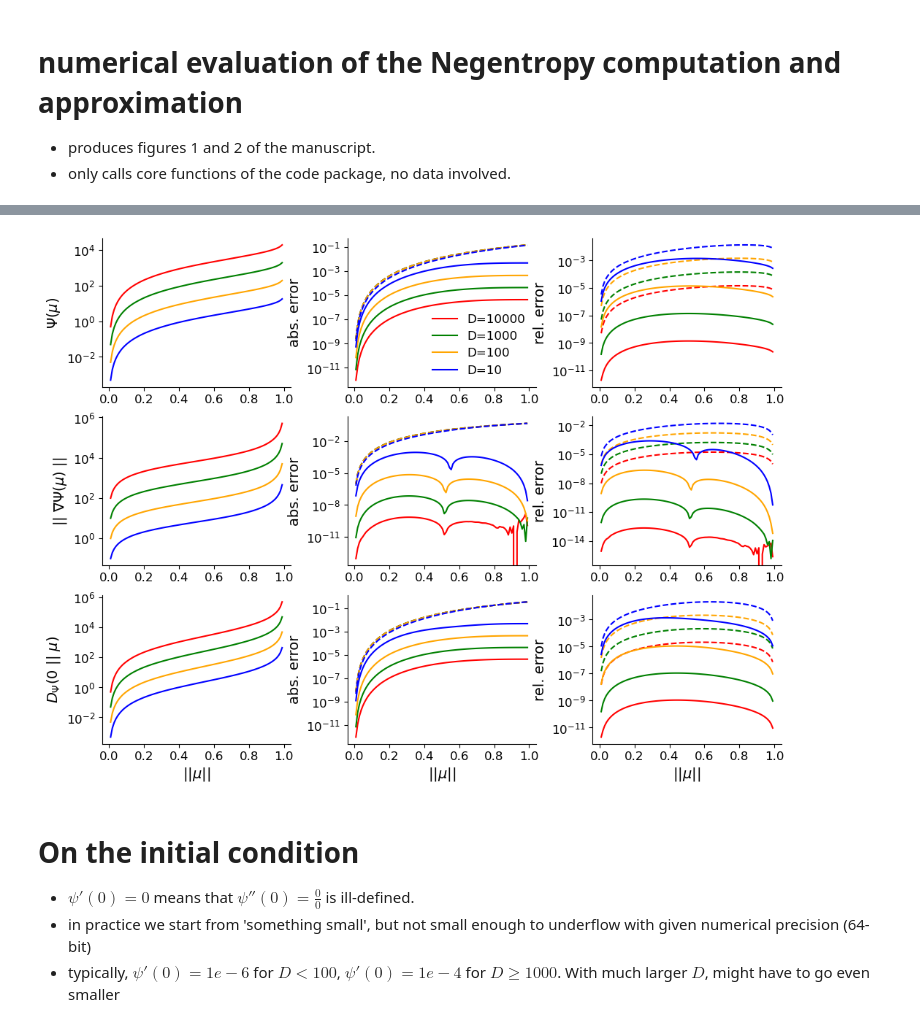
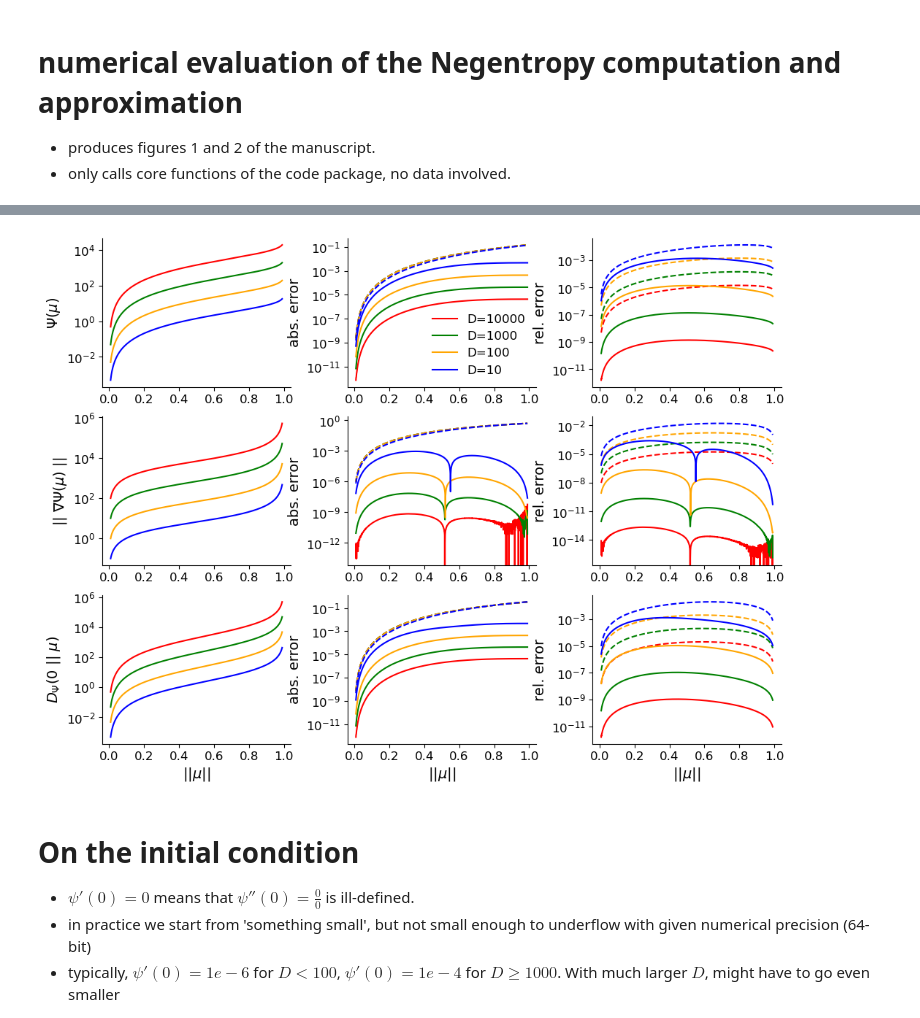
Before and after one commit to mnonnenm/vonMisesFisher_negativeEntropy, a Jupyter notebook: experiments.ipynb, the cells around one changed output, grey strips where cells are left out. Saved outputs shown, nothing was run; the diff lists cells and outputs as text; code cells hidden in the pictures.

```diff
--- a/experiments.ipynb
+++ b/experiments.ipynb
@@ -134,12 +134,12 @@ clrs = ['b', 'orange', 'g', 'r'][::-1]
 fontsize=14
 ticksize=12
 fig = plt.figure(figsize=(12, 9))
-K = 100 # number of evaluation points ||μ[k]||, k=1,..,K between (exluding) 0 and (excluding) 1.
+K = 1000 # number of evaluation points ||μ[k]||, k=1,..,K between (exluding) 0 and (excluding) 1.
 
 for i,D in enumerate(Ds):
 
     V = np.ones((K,D))/np.sqrt(D) # unit length vectors, some functions need vector-valued inputs
-    μs_norm = np.linspace(0, 1, K+2)[1:-1]
+    μs_norm = np.linspace(0, 1, K+20)[10:-10]
     Ψμ, gradΨμ = Ψ(μs_norm.reshape(-1,1)*V, D, Ψ0=Ψ0, t0=t0, return_grad=True, solve_delta=True)
 
     # NegEntropy
@@ -233,34 +233,34 @@ for i,D in enumerate(Ds):
 
 """
 # closed-form approximations to those values - leaving out since one can't see any difference anyways !
 for i,D in enumerate(Ds):
     dΨdμ_x_μ_base = μs_norm * dΨ_base(μs_norm,D=D) - Ψ_base(μs_norm,D=D)
     μ2 = μs_norm**2
     Ψμ44 = 0.5 *((1-D) * np.log(1 - μ2) + μ2)
     dΨdμ_x_μ_44 = μs_norm * banerjee_44(μs_norm,D=D) - Ψμ44
 
     plt.subplot(2,3,1)
     plt.plot(μs_norm, Ψ_base(μs_norm,D=D), ':', color='k')
     μ2 = μs_norm**2
     Ψμ44 = 0.5 *((1-D) * np.log(1 - μ2) + μ2)
     plt.plot(μs_norm, Ψμ44, '--', color='gray')
     plt.subplot(2,3,2)
     plt.plot(μs_norm, dΨ_base(μs_norm,D=D), ':', color='k')
     plt.plot(μs_norm, banerjee_44(μs_norm,D=D), '--', color='gray')
     plt.subplot(2,3,3)
     plt.plot(μs_norm, dΨdμ_x_μ_base, ':', color='k')
     plt.plot(μs_norm, dΨdμ_x_μ_44, '--', color='gray')
 """
 
 for i in range(9):
     ax = plt.subplot(3,3,i+1)
     ax.spines[['right', 'top']].set_visible(False)
 
 plt.subplots_adjust(wspace=0.3) # more space horizontally between panels
 plt.savefig('fig2.pdf', bbox_inches='tight')
 plt.show()
 # %% [output]
-[figure, old version]
+[figure, new version]
 # %% [markdown]
 # On the initial condition
  - $\psi'(0) = 0$ means that $\psi''(0) = \frac{0}{0}$ is ill-defined.
```
Also changed, not shown: parts of 6 cells of this notebook.
